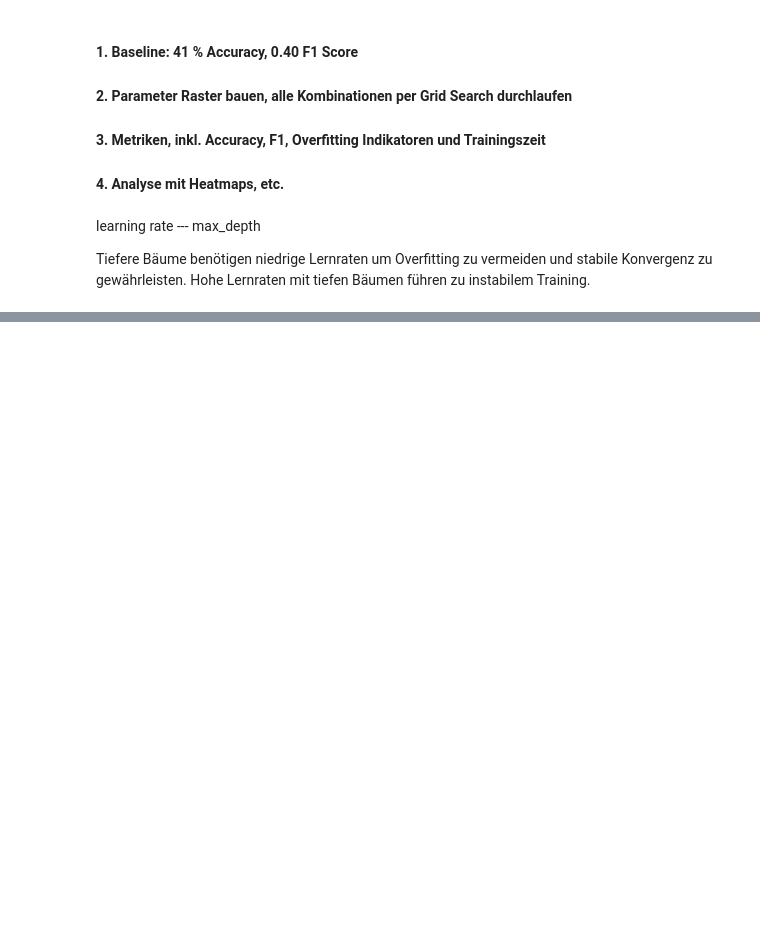
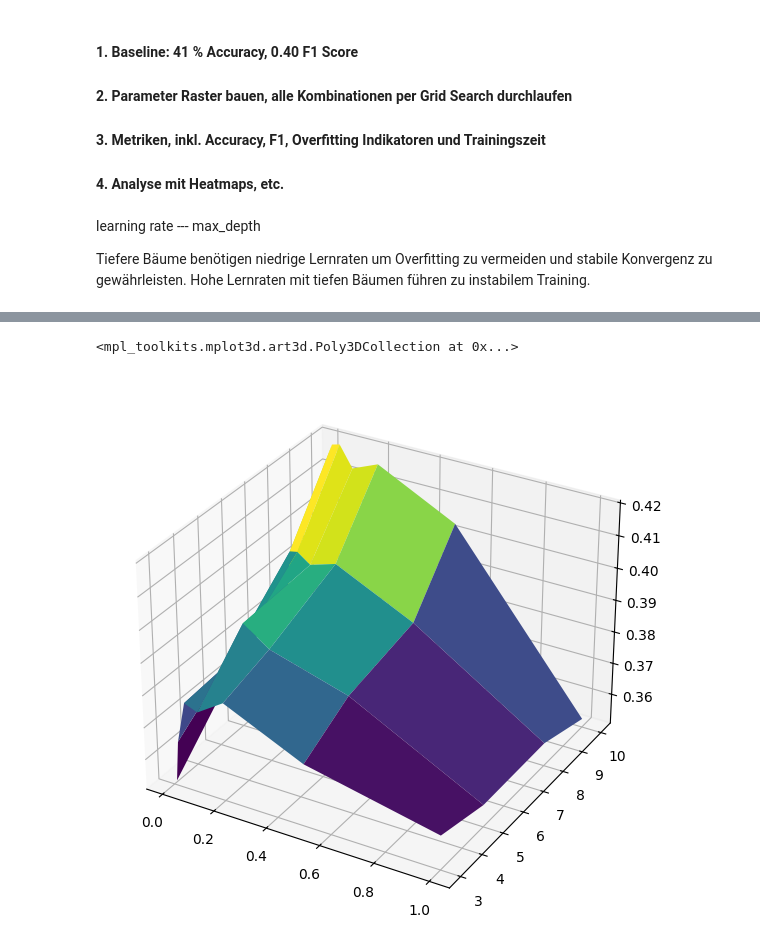
Before and after one commit to SebastianWolfP/AlgoTuning, a Jupyter notebook: 03-Interaktionsanalyse_2Param.ipynb, the cells around one changed output, grey strips where cells are left out. Saved outputs shown, nothing was run; the diff lists cells and outputs as text; code cells hidden in the pictures; blank space fills up the shorter version.

```diff
--- a/03-Interaktionsanalyse_2Param.ipynb
+++ b/03-Interaktionsanalyse_2Param.ipynb
@@ -123,0 +169,12 @@ plt.show()
+# %%
+from mpl_toolkits.mplot3d import Axes3D
+from matplotlib import cm
+
+fig = plt.figure(figsize=(10,7))
+ax = fig.add_subplot(111, projection="3d")
+X, Y = np.meshgrid(pivot_f1.columns, pivot_f1.index)
+Z = pivot_f1.values
+ax.plot_surface(X, Y, Z, cmap=cm.viridis)
+# %% [output]
+<mpl_toolkits.mplot3d.art3d.Poly3DCollection at 0x...>
+[figure, added]
```
Also changed, not shown: parts of 8 cells of this notebook.
